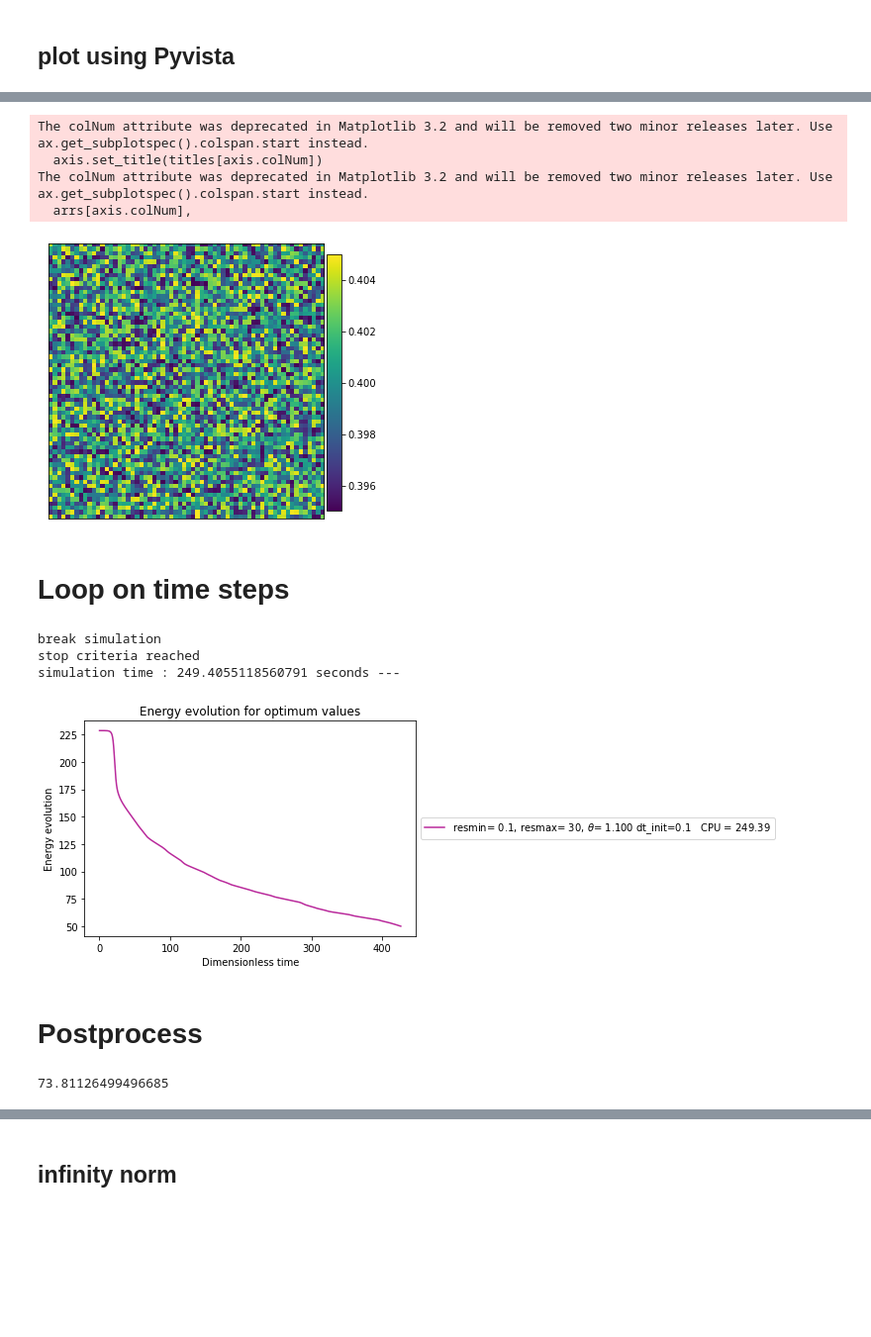
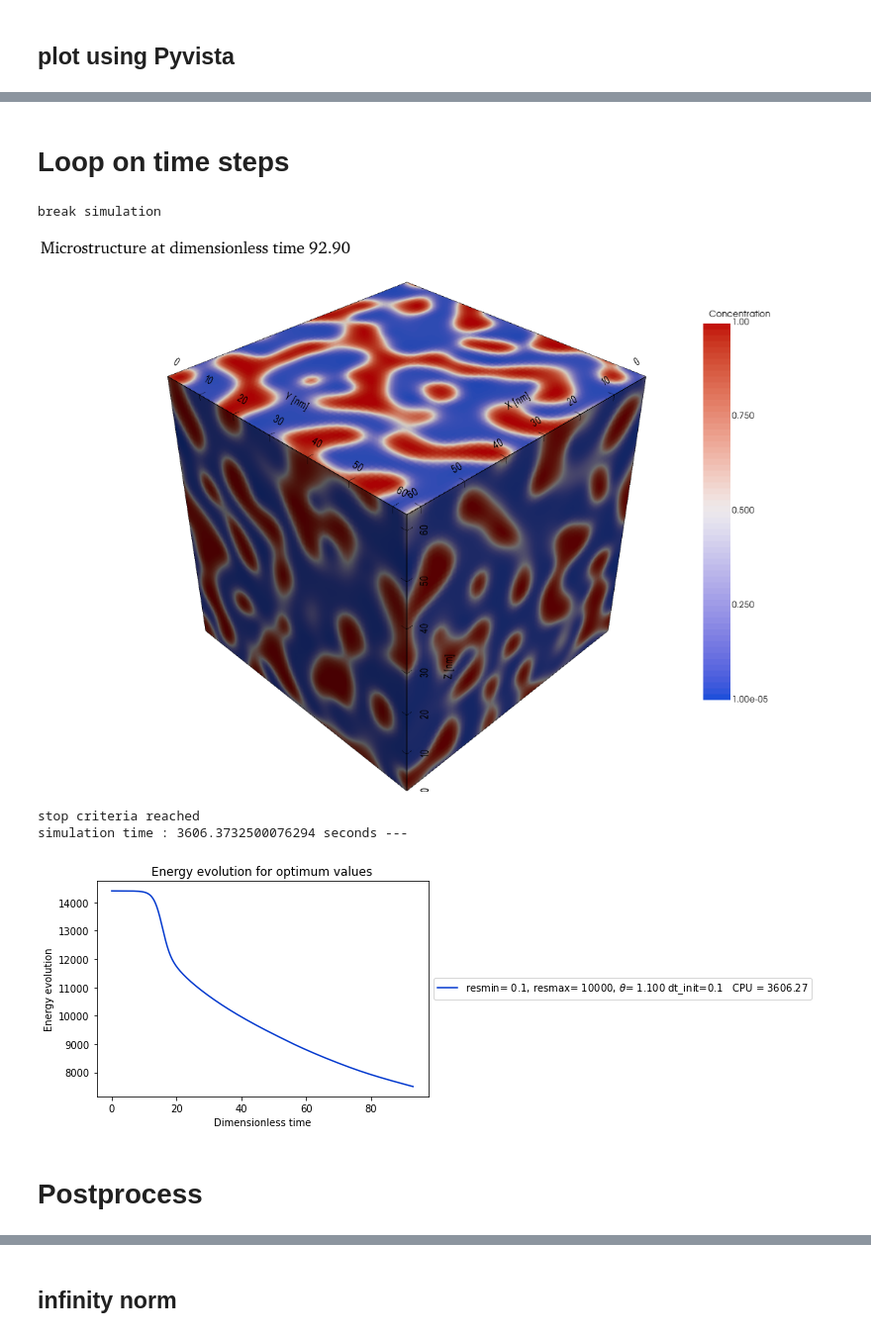
Before and after one commit to SFETNI/How-to-implement-Spinodal-decomposition, a Jupyter notebook: CH_3D_adaptive_stepping_Method_3.ipynb, the cells around one changed output, grey strips where cells are left out. Shown at 99% size. Cells and saved outputs as stored; diff of their text form; code cells hidden in the pictures; blank space fills up the shorter version.

```diff
--- a/CH_3D_adaptive_stepping_Method_3.ipynb
+++ b/CH_3D_adaptive_stepping_Method_3.ipynb
@@ -71,7 +67,7 @@ def ifft_(a):
 #@jit(nopython=True)
 def micro_ch_pre(Nx,Ny,Nz,c0):
     c=np.zeros((Nx,Ny,Nz))
-    noise=0
+    noise=0.01
     for i_x in range(Nx):
         for i_y in range(Ny):
             for i_z in range(Nz):
@@ -404,6 +400,6 @@ k,k2,k4,x,y,z=prepar_fft(Nx,dx_s,Ny,dy_s,Nz,dz_s,opt="3d")
 # input parameters are defined in the form of array for sensitivty analysis (loop on each paramter )
 array_dt_init=[0.1]      #  normalized time [-]
 array_resmin=[0.1]
-array_resmax=[30]  #np.arange(2,12,2)
+array_resmax=[10000]  #np.arange(2,12,2)
 array_theta=[1.1 ]
 # %%
@@ -480,11 +479,3 @@ from pymks import (
-# %%
-plot_microstructures(c)
-# %% [output]
-The colNum attribute was deprecated in Matplotlib 3.2 and will be removed two minor releases later. Use ax.get_subplotspec().colspan.start instead.
-  axis.set_title(titles[axis.colNum])
-The colNum attribute was deprecated in Matplotlib 3.2 and will be removed two minor releases later. Use ax.get_subplotspec().colspan.start instead.
-  arrs[axis.colNum],
-[figure, removed]
 # %% [markdown]
 # Loop on time steps
 # %%
@@ -510,7 +501,7 @@ for index in range(len(array_resmin)):    # to make possible the change of  simu
     #------------------
     # time steps and print parameters
     Nt=10 # trial
-    nstep=10000 #int(round(Nt/dtime)) #
+    nstep=1000 #int(round(Nt/dtime)) #
     endstep=nstep  # stop criteria
     nprint=100; # step to print
     # set fourier coefficient
@@ -539,7 +530,7 @@ for index in range(len(array_resmin)):    # to make possible the change of  simu
 
 
 
-    residual_deriv=1  # default valuefor the stop criteria
+    residual_deriv=1  # default value for the stop criteria
     flag=0   # to stop simulation
 
     t_start = time.time() # to compute CPU for each simulation
@@ -578,9 +569,10 @@ for index in range(len(array_resmin)):    # to make possible the change of  simu
 
                 # store computed variables
                 energy=calculate_energ(Nx,Ny,Nz,c,grad_coef)
-                if energy<50: #(ttime>268):
+                if (energy<7500):
                     print('break simulation')
                     endstep=istep
+                    plot_micro(c,"3D",ttime)
                     flag=1
                     break # break the while loop
 
@@ -743,40 +735,37 @@ for index in range(len(array_resmin)):    # to make possible the change of  simu
     """
     #----------------------------------------------------------------------------------
     # plot evolution of infinite norm versus time
     #---------------------------------------------------------------------------------
     """
     infinite_norm=[]
     array_c=np.array(array_c)
     for i in range (1,nstep):
         #compute infinite norm
         c_n=array_c[i]
         c_n__1=array_c[i-1]
         infinite_norm.append(np.max(c_n-c_n__1))
     infinite_norm=np.array( infinite_norm)
     rgb = np.random.rand(3,)
     plt.plot(array_time[1:],infinite_norm,label = 'resmin= '+str(resmax)+ ", "+ 'resmax= '+str(resmin) )
     plt.xlabel('t$^{n}$')
     plt.ylabel('||c$^{n}$ - c$^{n-1}$||$_{inf}$')
     plt.title('Infinite norm evolution during spinodal decompostion - Method 1 for time stepping')
     plt.legend(loc='center left', bbox_to_anchor=(1, 0.5))
     plt.show()
     """
 
 
 
 
 print("simulation time : %s seconds ---" % (time.time() - t_start))
 f.close()
 f_dtime.close()
 # %% [output]
 break simulation
-stop criteria reached
-simulation time : 249.4055118560791 seconds ---
-[figure, old version]
+[figure, new version]
+stop criteria reached
+simulation time : 3606.3732500076294 seconds ---
+[figure, added]
 # %% [markdown]
 # Postprocess
-# %%
-energ[endstep-1]
-# %% [output]
-73.81126499496685
 # %%
```
Also changed, not shown: parts of 16 cells of this notebook, 7 other files.
